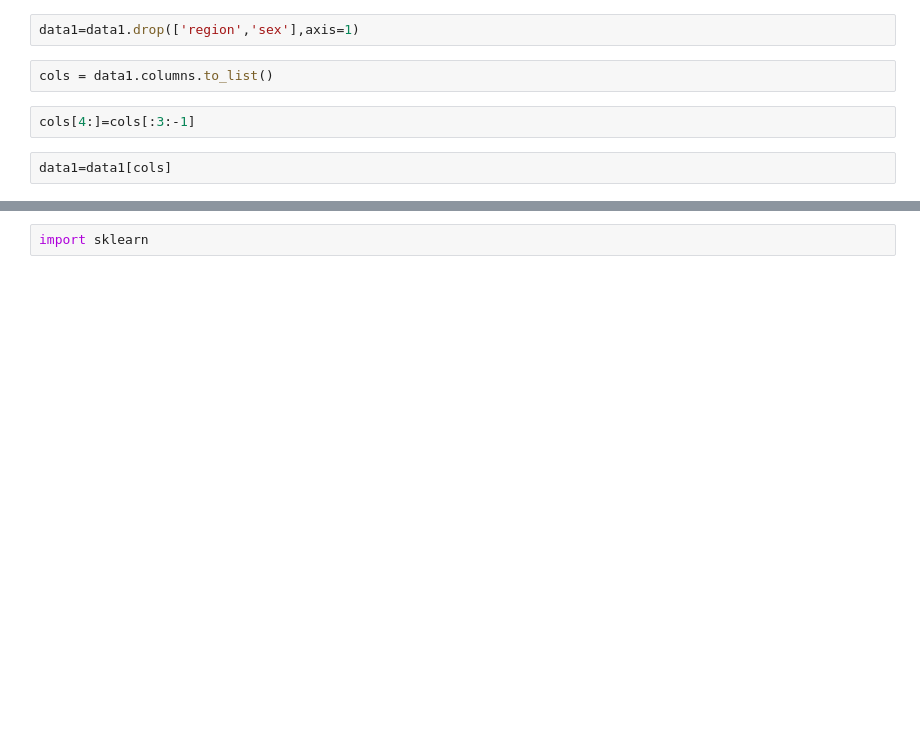
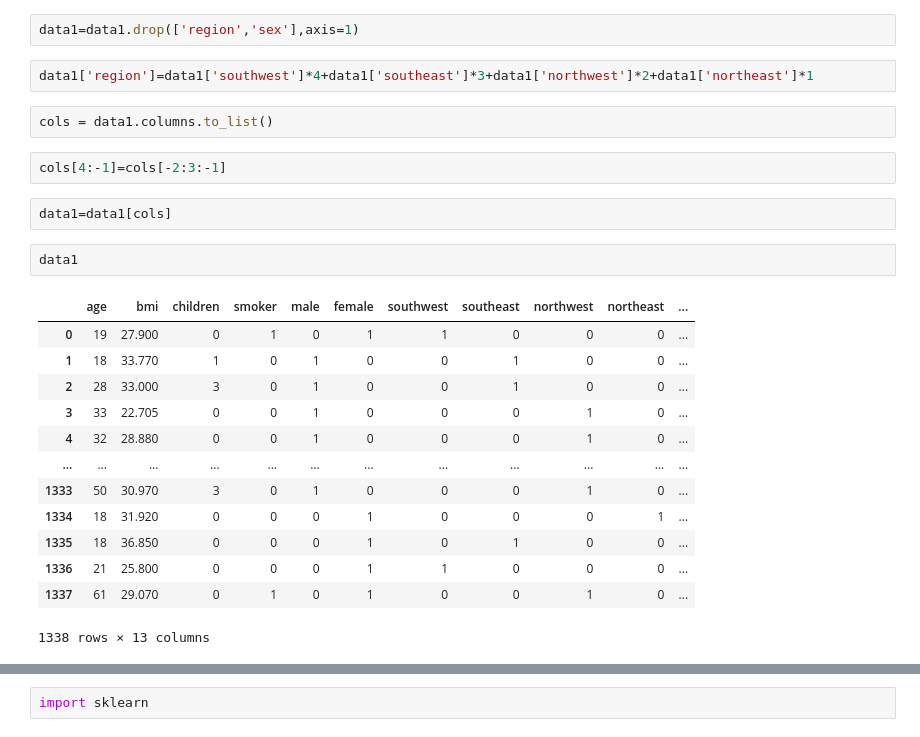
Before and after one commit to archangelChak/EvolutionInterviewTask, a Jupyter notebook: Untitled.ipynb, the cells around one changed output, grey strips where cells are left out. Drawn from its saved outputs; the diff is of its cells as text; blank space fills up the shorter version.

```diff
--- a/Untitled.ipynb
+++ b/Untitled.ipynb
@@ -15,12 +15,30 @@ data1=pd.concat([data,pd.get_dummies(data['region']),pd.get_dummies(data['sex'])
 data1['smoker']=data1['smoker'].apply(lambda x: int(x=='yes'))
 # %%
 data1=data1.drop(['region','sex'],axis=1)
+# %%
+data1['region']=data1['southwest']*4+data1['southeast']*3+data1['northwest']*2+data1['northeast']*1
 # %%
 cols = data1.columns.to_list()
 # %%
-cols[4:]=cols[:3:-1]
+cols[4:-1]=cols[-2:3:-1]
 # %%
 data1=data1[cols]
+# %%
+data1
+# %% [output]
+|  | age | bmi | children | smoker | male | female | southwest | southeast | northwest | northeast | ... |
+| 0 | 19 | 27.900 | 0 | 1 | 0 | 1 | 1 | 0 | 0 | 0 | ... |
+| 1 | 18 | 33.770 | 1 | 0 | 1 | 0 | 0 | 1 | 0 | 0 | ... |
+| 2 | 28 | 33.000 | 3 | 0 | 1 | 0 | 0 | 1 | 0 | 0 | ... |
+| 3 | 33 | 22.705 | 0 | 0 | 1 | 0 | 0 | 0 | 1 | 0 | ... |
+| 4 | 32 | 28.880 | 0 | 0 | 1 | 0 | 0 | 0 | 1 | 0 | ... |
+| ... | ... | ... | ... | ... | ... | ... | ... | ... | ... | ... | ... |
+| 1333 | 50 | 30.970 | 3 | 0 | 1 | 0 | 0 | 0 | 1 | 0 | ... |
+| 1334 | 18 | 31.920 | 0 | 0 | 0 | 1 | 0 | 0 | 0 | 1 | ... |
+| 1335 | 18 | 36.850 | 0 | 0 | 0 | 1 | 0 | 1 | 0 | 0 | ... |
+| 1336 | 21 | 25.800 | 0 | 0 | 0 | 1 | 1 | 0 | 0 | 0 | ... |
+| 1337 | 61 | 29.070 | 0 | 1 | 0 | 1 | 0 | 0 | 1 | 0 | ... |
+1338 rows × 13 columns
 # %%
 fig,axs = plt.subplots(5,2,figsize=(15,20))
 for i in range(5):
```
Also changed, not shown: parts of 33 cells of this notebook, 1 other file.
